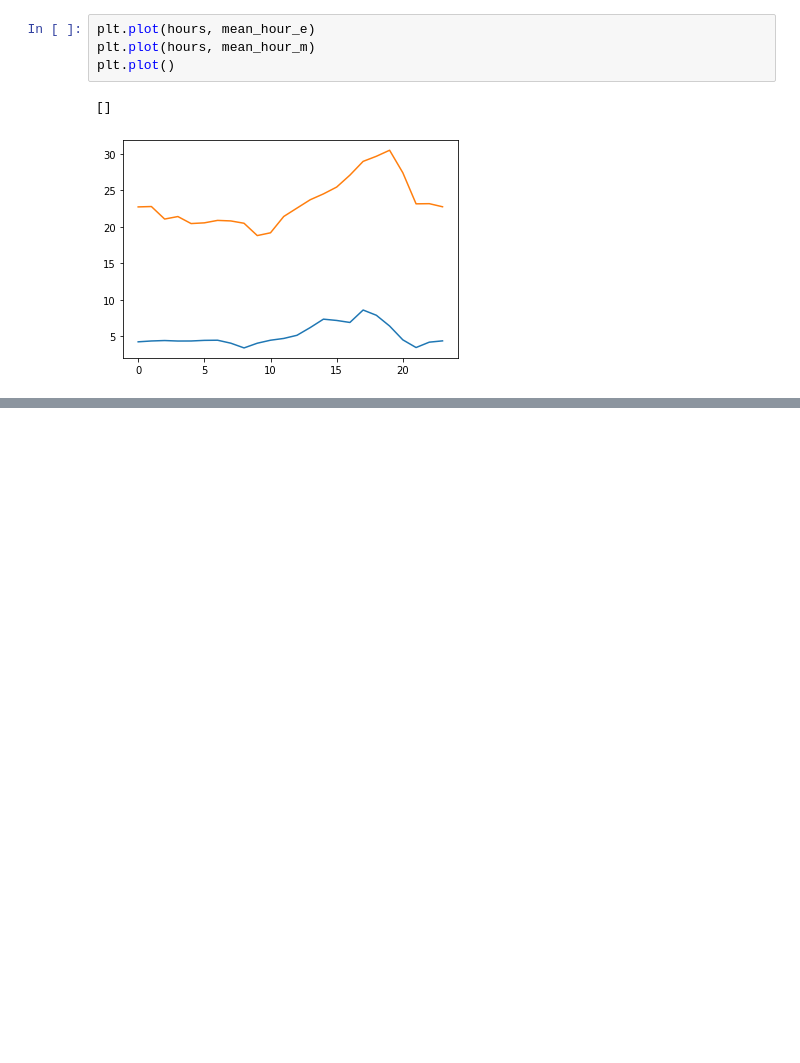
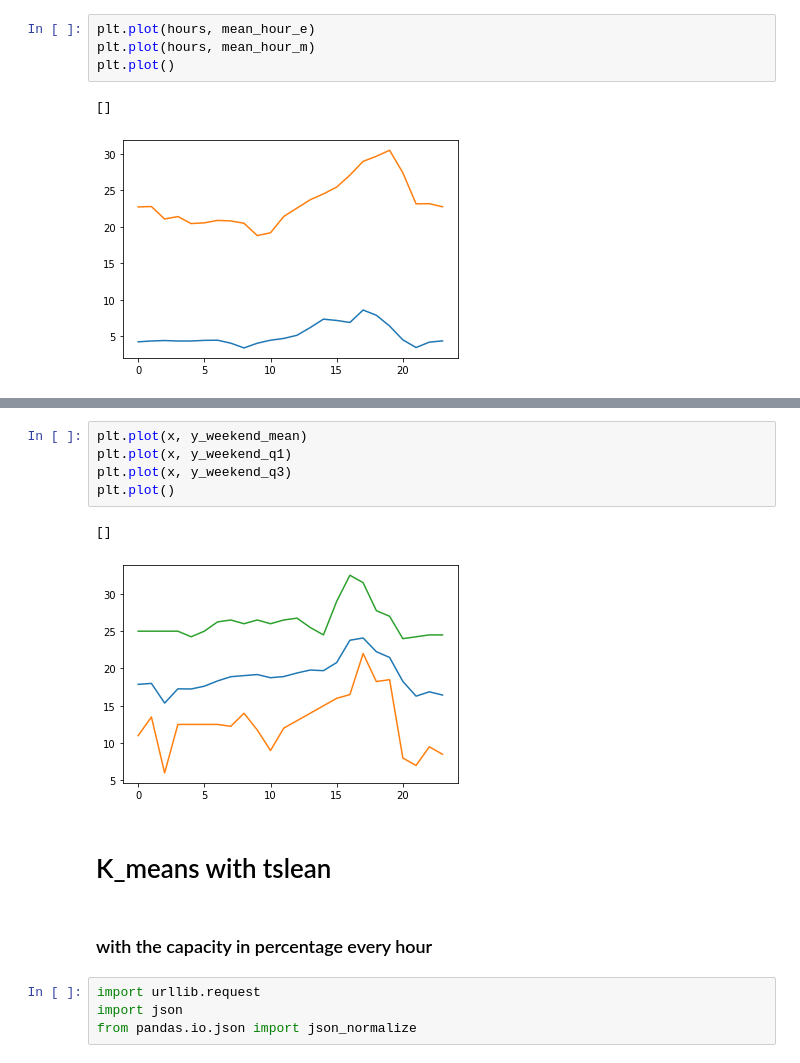
Before and after one commit to mathispuissant/StatApp, a Jupyter notebook: visualisation.ipynb, the cells around one changed output, grey strips where cells are left out. Drawn from its saved outputs; the diff is of its cells as text; blank space fills up the shorter version.

```diff
--- a/visualisation.ipynb
+++ b/visualisation.ipynb
@@ -169,0 +233,16 @@ NameError: name 'l' is not defined
+# %%
+plt.plot(x, y_weekend_mean)
+plt.plot(x, y_weekend_q1)
+plt.plot(x, y_weekend_q3)
+plt.plot()
+# %% [output]
+[]
+[figure, added]
+# %% [markdown]
+# K_means with tslean
+# %% [markdown]
+### with the capacity in percentage every hour
+# %%
+import urllib.request
+import json
+from pandas.io.json import json_normalize
```
Also changed, not shown: parts of 25 cells of this notebook.
